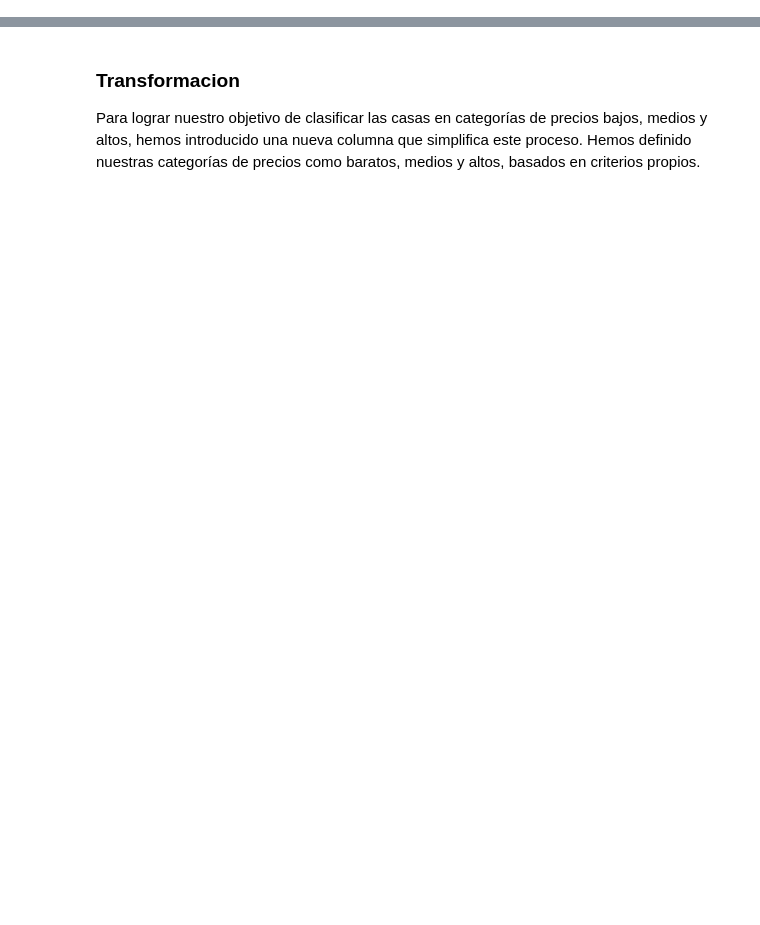
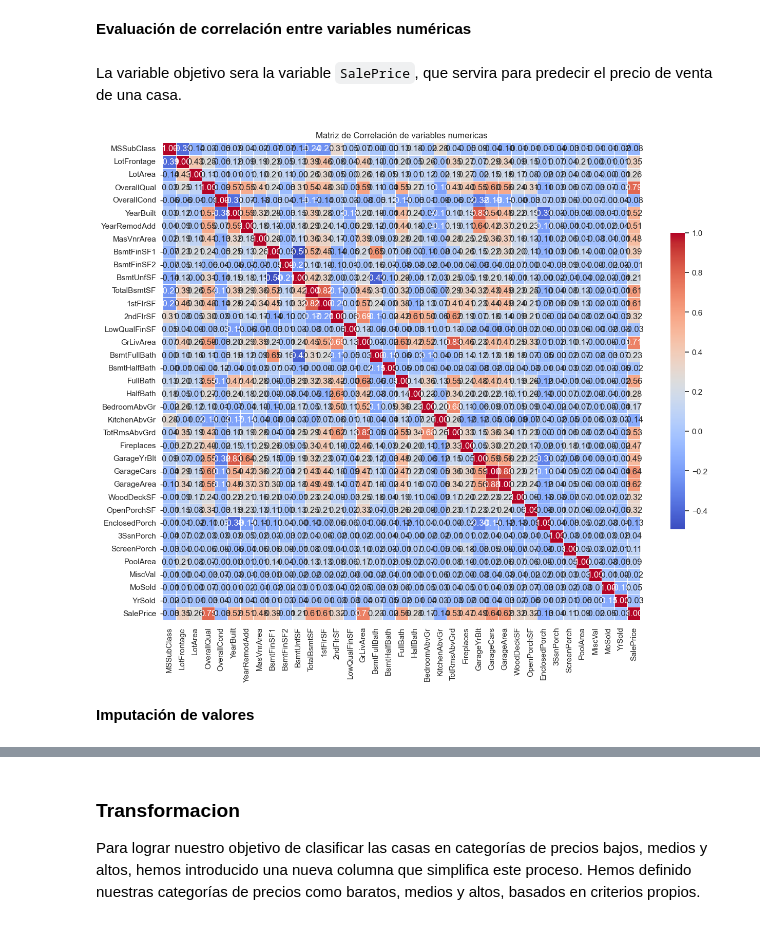
Before and after one commit to mariaRam2003/HT8_Mineria, a Jupyter notebook: ht8.ipynb, the cells around one changed output, grey strips where cells are left out. Cells and saved outputs as stored; diff of their text form; code cells hidden in the pictures; blank space fills up the shorter version.

```diff
--- a/ht8.ipynb
+++ b/ht8.ipynb
@@ -126,0 +275,37 @@ Length: 80, dtype: int64
+# %%
+# Eliminar las variables con gran cantidad de nulos o que no aportan información
+df_train.drop(['Id',
+           'PoolQC',
+           'MiscFeature',
+           'Alley',
+           'Fence',
+           'MasVnrType',
+           'FireplaceQu'], axis=1, inplace=True)
+
+# Crear una copia de los datos
+data = df_train.copy()
+# %% [markdown]
+**Evaluación de correlación entre variables numéricas**
+# %% [markdown]
+La variable objetivo sera la variable `SalePrice`, que servira para predecir el precio de venta de una casa.
+# %%
+# Se evalua la correlacion entre las variables numericas para determinar si se pueden eliminar algunas de ellas
+numerical = df_train.select_dtypes(exclude=['object']).columns.tolist()
+
+# Calcular la correlación entre las variables numéricas
+correlation_matrix = df_train[numerical].corr()
+
+# Configurar el estilo de los gráficos
+sns.set_theme(style="white")
+
+# Crear el heatmap de la matriz de correlación
+plt.figure(figsize=(15, 15))
+sns.heatmap(correlation_matrix, annot=True, fmt=".2f", cmap='coolwarm',
+            square=True, linewidths=.5, cbar_kws={"shrink": .5})
+
+plt.title('Matriz de Correlación de variables numericas')
+plt.show()
+# %% [output]
+[figure, added]
+# %% [markdown]
+**Imputación de valores**
```
Also changed, not shown: parts of 76 cells of this notebook, 2 other files.
